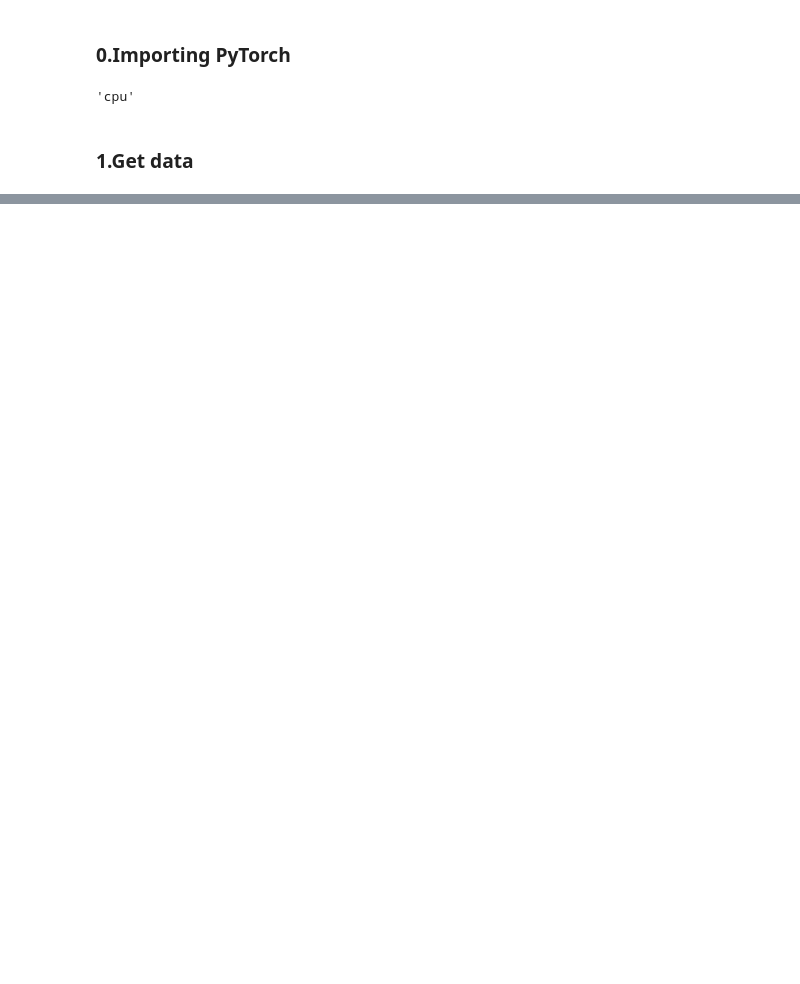
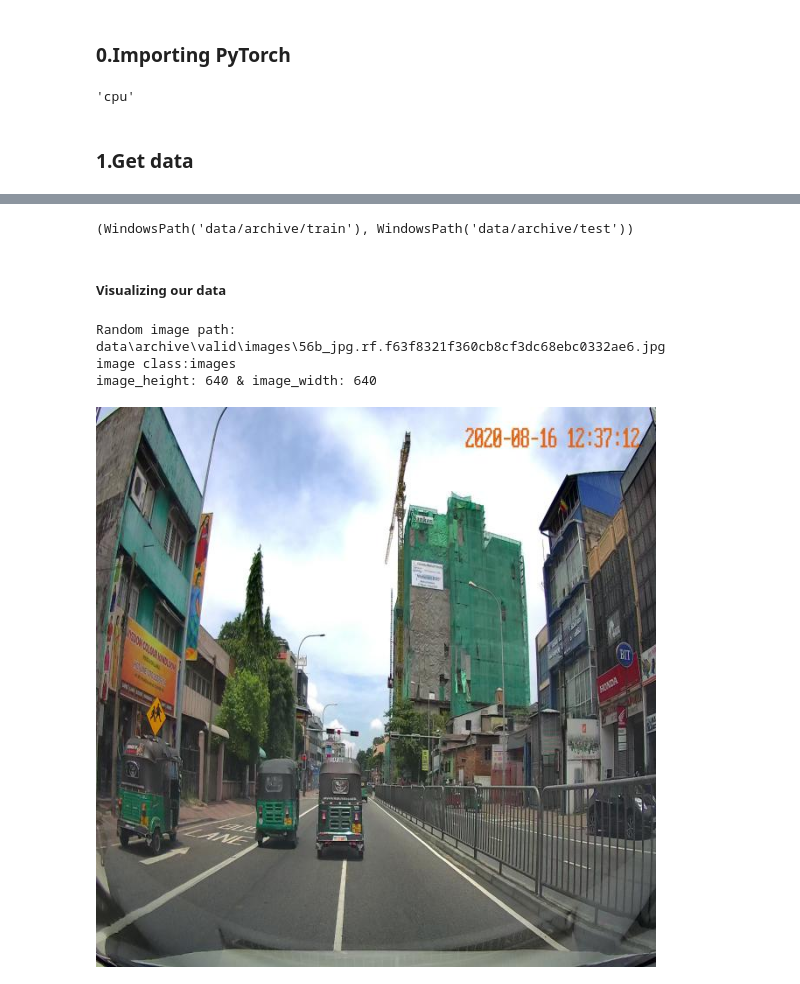
Before and after one commit to SnehaVardhan09/pytorch_custom_dataset, a Jupyter notebook: main.ipynb, the cells around one changed output, grey strips where cells are left out. Drawn from its saved outputs; the diff is of its cells as text; code cells hidden in the pictures; blank space fills up the shorter version.

Commit message:
Till 3. transform data with gitignore

```diff
--- a/main.ipynb
+++ b/main.ipynb
@@ -21,3 +21,20 @@ device
 'cpu'
 # %% [markdown]
 ### 1.Get data
+# %%
+import requests
+import zipfile
+from pathlib import Path
+
+
+data_path = Path("data/")
+image_path = data_path / "archive"
+
+if image_path.is_dir():
+    print(f"{image_path} directory exists.")
+else:
+    image_path.mkdir(parents=True, exist_ok=True)
+
+    with zipfile.ZipFile(data_path/ "archive.zip", "r") as zip_ref:
+        print("unizipping...")
+        zip_ref.extractall(image_path)
@@ -40,0 +80,9 @@ URLError: <urlopen error [SSL: CERTIFICATE_VERIFY_FAILED] certificate verify fai
+# %%
+train_dir = image_path/"train"
+test_dir = image_path/"test"
+
+train_dir, test_dir
+# %% [output]
+(WindowsPath('data/archive/train'), WindowsPath('data/archive/test'))
+# %% [markdown]
+##### Visualizing our data
@@ -40,0 +92,29 @@ URLError: <urlopen error [SSL: CERTIFICATE_VERIFY_FAILED] certificate verify fai
+# %%
+import random
+from PIL import Image
+
+random.seed(42)
+
+#1. Get all image paths
+image_path_list = list(image_path.glob("*/*/*.jpg"))
+
+#2. Get random image path
+random_image_path = random.choice(image_path_list)
+
+#3. Get image class from path name
+image_class = random_image_path.parent.stem
+
+#4. Open image
+img =  Image.open(random_image_path)
+
+#5. Print metadata
+print(f"Random image path: {random_image_path}")
+print(f"image class:{image_class}")
+print(f"image_height: {img.height} & image_width: {img.width}")
+
+img
+# %% [output]
+Random image path: data\archive\valid\images\56b_jpg.rf.f63f8321f360cb8cf3dc68ebc0332ae6.jpg
+image class:images
+image_height: 640 & image_width: 640
+[figure, added]
```
Also changed, not shown: parts of 12 cells of this notebook, 3 other files.
